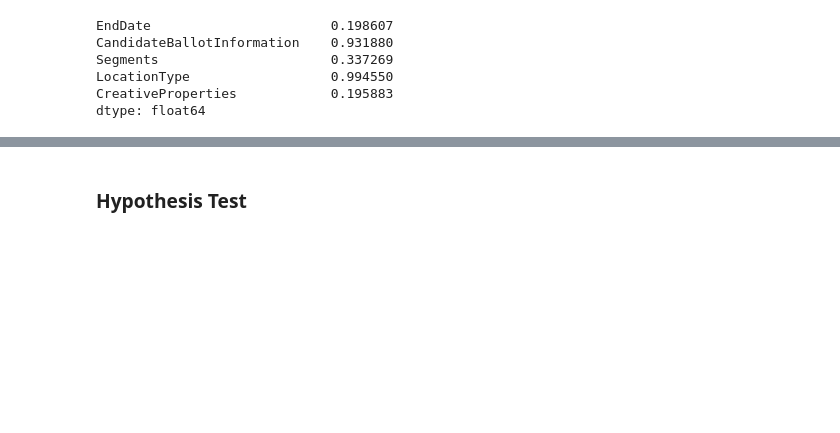
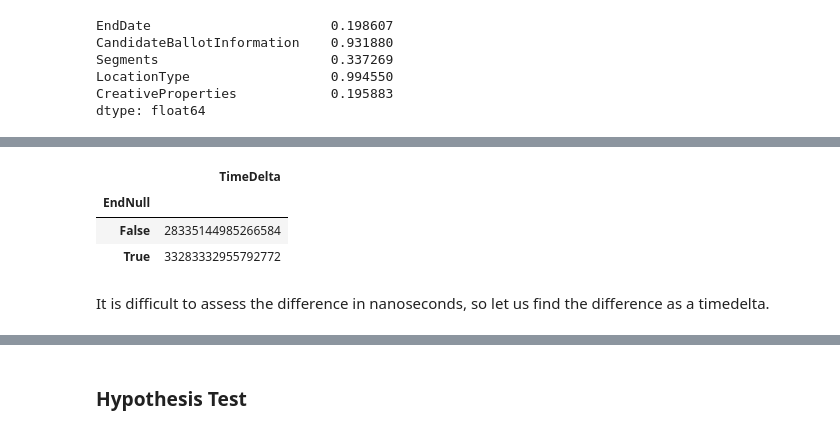
Before and after one commit to chinkevin/Snapchat-Political-Ads, a Jupyter notebook: ads.ipynb, the cells around one changed output, grey strips where cells are left out. Drawn from its saved outputs; the diff is of its cells as text; code cells hidden in the pictures; blank space fills up the shorter version.

```diff
--- a/ads.ipynb
+++ b/ads.ipynb
@@ -413,0 +369,32 @@ dtype: float64
+# %%
+# create a table with relevant columns: start and end dates
+dates = ad_data[['StartDate', 'EndDate']].copy()
+
+# add a boolean column to dates that is True when EndDate is null and False otherwise
+dates['EndNull'] = dates['EndDate'].isna()
+
+# get the date of the earliest ad start
+earliest_ad = dates['StartDate'].min()
+
+# add time delta from the earliest start date in nanoseconds
+# this allows us to calculate statistics such as the mean
+dates['TimeDelta'] = dates['StartDate'].apply(lambda start : pd.to_timedelta(start - earliest_ad).delta)
+
+# pd.to_timedelta(dates['EndDate'].iloc[0] - earliest_ad)
+# dates.groupby('EndNull').()
+mean_by_EndNull = dates.groupby('EndNull').mean()
+
+
+
+# calculate observed statistic: difference in means
+obs = mean_by_EndNull.diff().iloc[-1].values
+
+# display the average time delta grouped by EndNull
+mean_by_EndNull
+# %% [output]
+|  | TimeDelta |
+| EndNull |  |
+| False | 28335144985266584 |
+| True | 33283332955792772 |
+# %% [markdown]
+It is difficult to assess the difference in nanoseconds, so let us find the difference as a timedelta.
```
Also changed, not shown: parts of 32 cells of this notebook, 9 other files.
